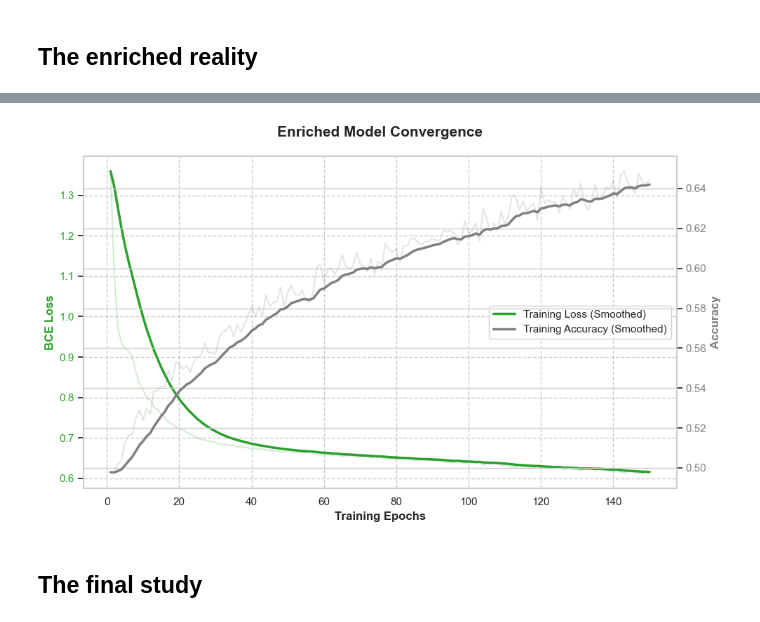
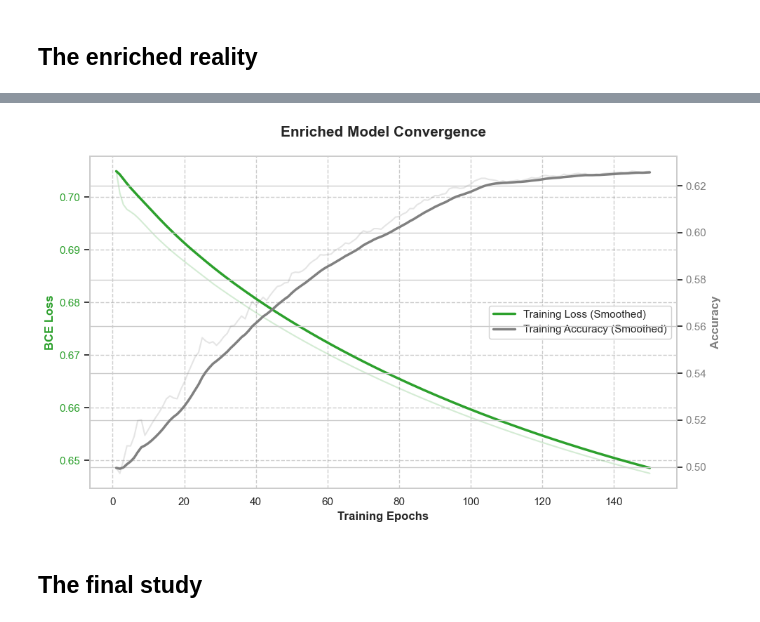
Before and after one commit to mdyagual/sna-for-oms-project, a Jupyter notebook: notebooks/risk_final_evaluation.ipynb, the cells around one changed output, grey strips where cells are left out. Saved outputs shown, nothing was run; the diff lists cells and outputs as text; code cells hidden in the pictures.

```diff
--- a/notebooks/risk_final_evaluation.ipynb
+++ b/notebooks/risk_final_evaluation.ipynb
@@ -635,8 +640,8 @@ print("==========================================")
 # 1. Initialize Enriched (edge_dim=8 for Topology + Dynamic Aggressiveness/Reputation)
 enriched_model = RiskEscalationGNN(
     num_node_features=data_enriched.x.size(1),
-    hidden_channels=32,
-    edge_dim=8  # <--- FIXED: 6 Topology + 2 NLP Edge Features
+    hidden_channels=64,
+    edge_dim=19  # <--- FIXED: 6 Topology + 2 NLP Edge Features
 )
 
 # 2. Run the K-Fold
@@ -673,5 +678,5 @@ Epoch 140 | Loss: 0.6209 | Acc: 0.6237
 ✅ Enriched Training Complete. Generating Convergence...
-[figure, old version]
+[figure, new version]
 # %% [markdown]
 ## The final study
 # %%
```
Also changed, not shown: parts of 12 cells of this notebook, 1 other file.
